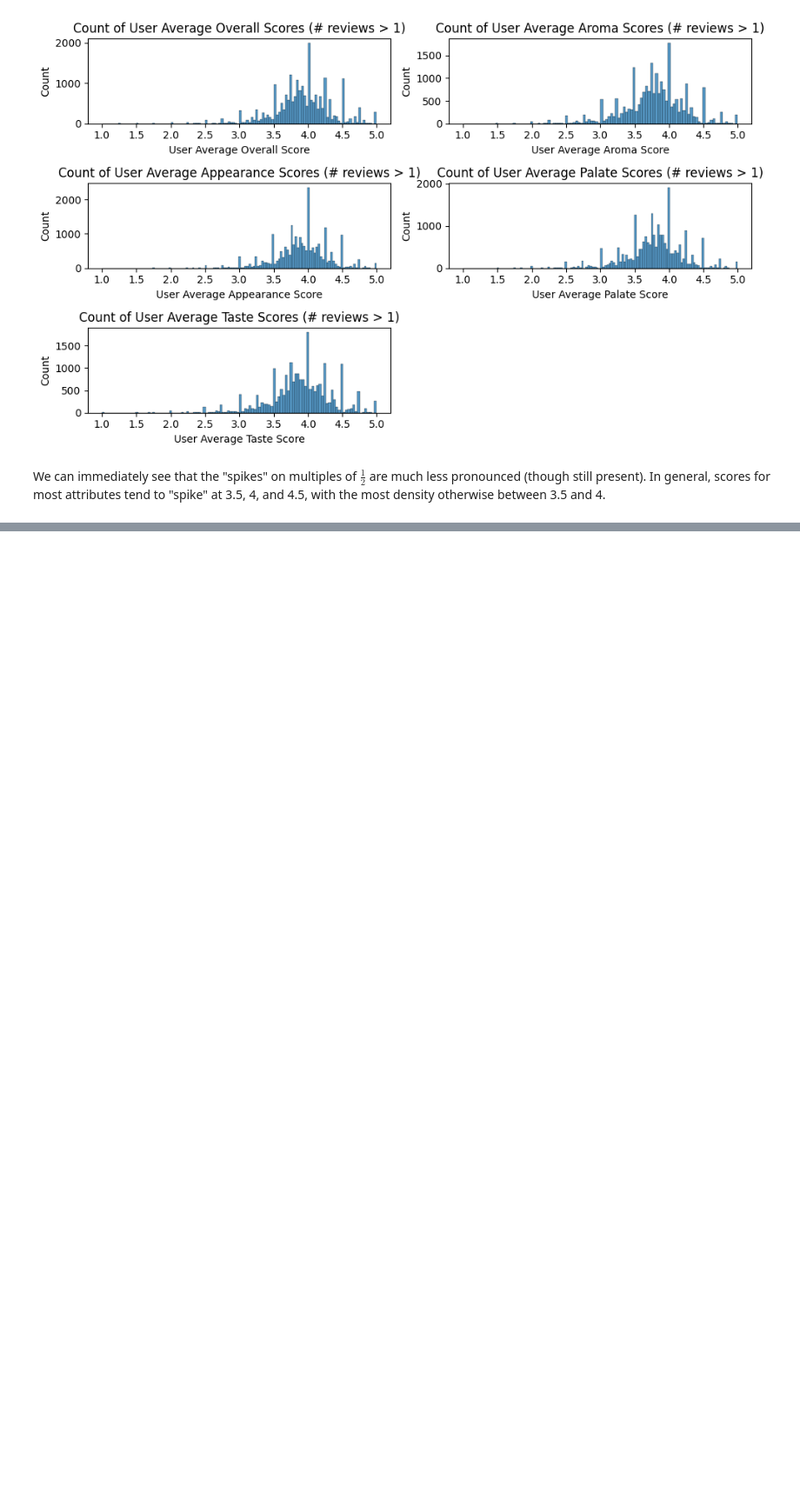
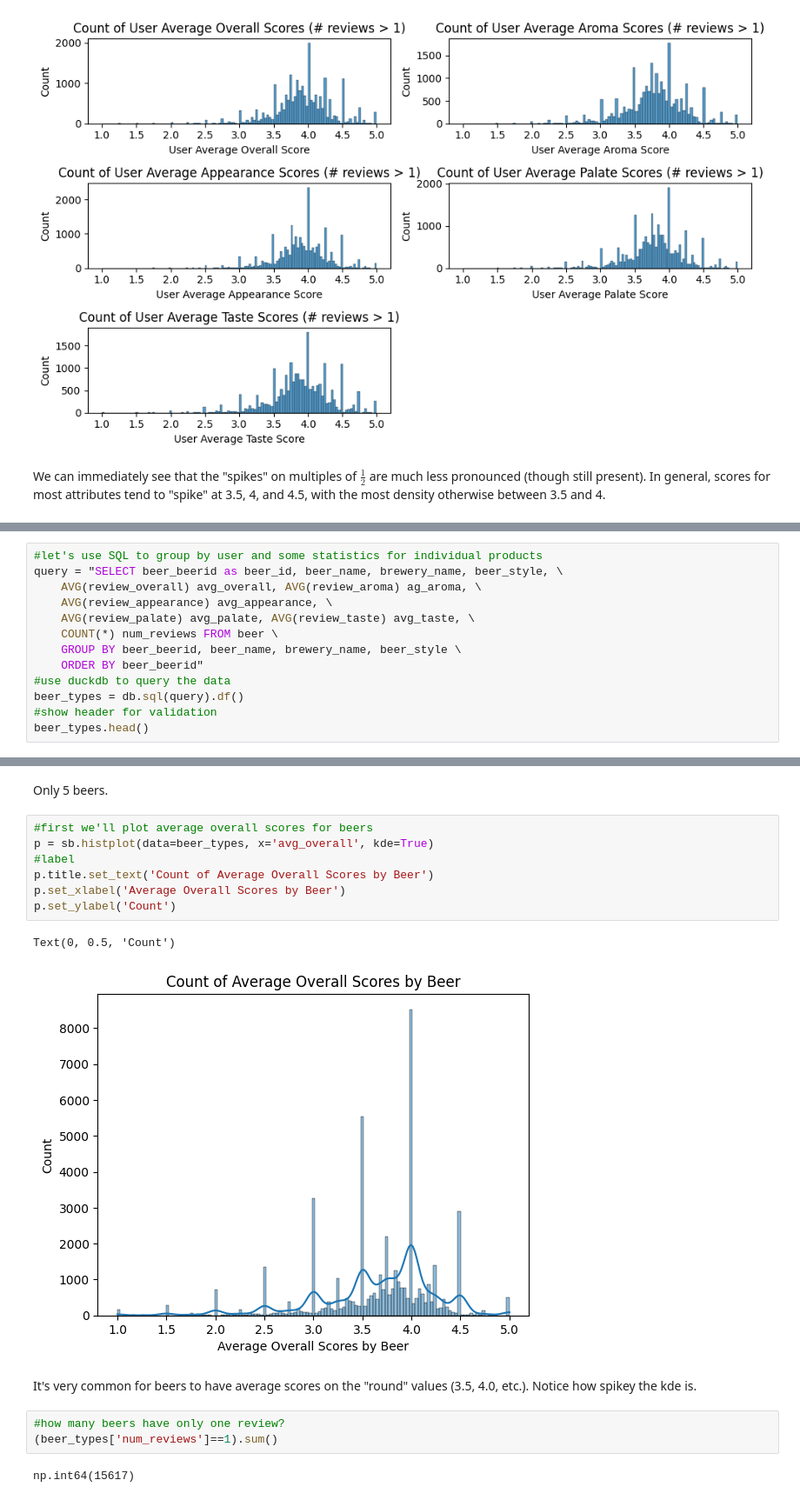
Before and after one commit to LucasLyons/Beer-Project, a Jupyter notebook: Beer Review Data Analysis.ipynb, the cells around one changed output, grey strips where cells are left out. Shown: that part at 87% size. Cells and saved outputs as stored; diff of their text form; blank space fills up the shorter version.

```diff
--- a/Beer Review Data Analysis.ipynb
+++ b/Beer Review Data Analysis.ipynb
@@ -498,0 +512,13 @@ We can immediately see that the "spikes" on multiples of $\frac{1}{2}$ are much
+# %%
+#let's use SQL to group by user and some statistics for individual products
+query = "SELECT beer_beerid as beer_id, beer_name, brewery_name, beer_style, \
+    AVG(review_overall) avg_overall, AVG(review_aroma) ag_aroma, \
+    AVG(review_appearance) avg_appearance, \
+    AVG(review_palate) avg_palate, AVG(review_taste) avg_taste, \
+    COUNT(*) num_reviews FROM beer \
+    GROUP BY beer_beerid, beer_name, brewery_name, beer_style \
+    ORDER BY beer_beerid"
+#use duckdb to query the data
+beer_types = db.sql(query).df()
+#show header for validation
+beer_types.head()
@@ -498,0 +550,19 @@ We can immediately see that the "spikes" on multiples of $\frac{1}{2}$ are much
+# %% [markdown]
+Only 5 beers.
+# %%
+#first we'll plot average overall scores for beers
+p = sb.histplot(data=beer_types, x='avg_overall', kde=True)
+#label
+p.title.set_text('Count of Average Overall Scores by Beer')
+p.set_xlabel('Average Overall Scores by Beer')
+p.set_ylabel('Count')
+# %% [output]
+Text(0, 0.5, 'Count')
+[figure, added]
+# %% [markdown]
+It's very common for beers to have average scores on the "round" values (3.5, 4.0, etc.). Notice how spikey the kde is.
+# %%
+#how many beers have only one review?
+(beer_types['num_reviews']==1).sum()
+# %% [output]
+np.int64(15617)
```
Also changed, not shown: parts of 27 cells of this notebook.
